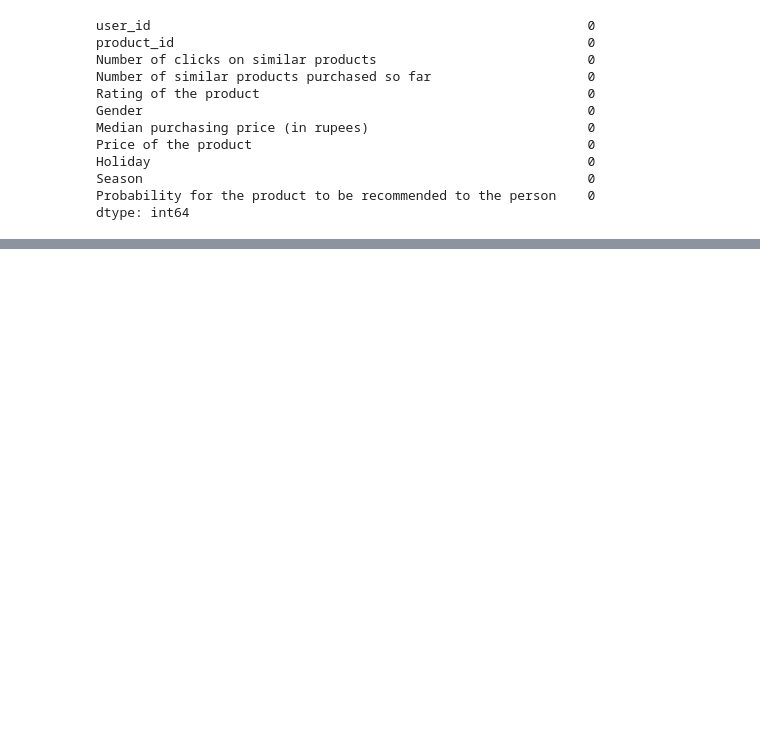
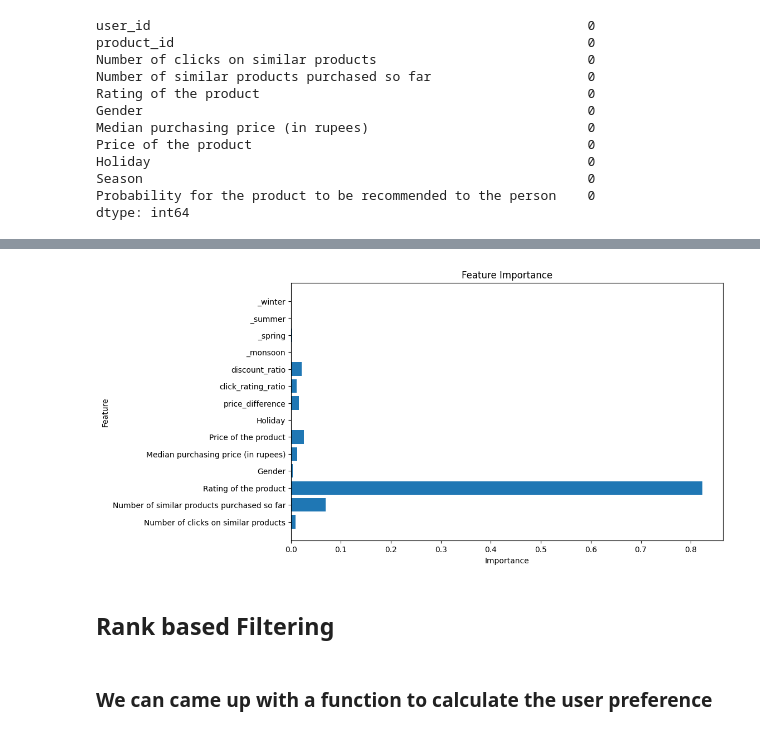
Before and after one commit to ojshav/Recommendation-System, a Jupyter notebook: Ecomerce Product Recommendation.ipynb, the cells around one changed output, grey strips where cells are left out. Drawn from its saved outputs; the diff is of its cells as text; code cells hidden in the pictures; blank space fills up the shorter version.

```diff
--- a/Ecomerce Product Recommendation.ipynb
+++ b/Ecomerce Product Recommendation.ipynb
@@ -139,0 +159,17 @@ plt.show()
+# %%
+# Split data into training and testing sets
+from sklearn.model_selection import train_test_split
+X_train, X_test, y_train, y_test = train_test_split(X, y, test_size=0.2, random_state=42)
+# %%
+from sklearn.ensemble import RandomForestRegressor
+from sklearn.pipeline import Pipeline
+from sklearn.preprocessing import StandardScaler
+
+# Build the pipeline
+model_pipeline = Pipeline(steps=[
+    ("scaler", StandardScaler()),  # Normalize the features
+    ("regressor", RandomForestRegressor(n_estimators=100, random_state=42))
+])
+
+# Train the model
+model_pipeline.fit(X_train, y_train)
@@ -140 +215,19 @@ plt.show()
+# %%
+import matplotlib.pyplot as plt
+
+# Get feature importances
+feature_importances = model_pipeline.named_steps["regressor"].feature_importances_
+features = X.columns
+
+# Plot feature importance
+plt.figure(figsize=(10, 6))
+plt.barh(features, feature_importances)
+plt.xlabel("Importance")
+plt.ylabel("Feature")
+plt.title("Feature Importance")
+plt.show()
+# %% [output]
+[figure, added]
+# %% [markdown]
+## Rank based Filtering
 # %%
@@ -155,3 +247,5 @@ def rank_based_filtering(new_user_preferences, df):
+# %% [markdown]
+### We can came up with a function to calculate the user preference
 # %%
 new_user_preferences = {
     'click_weight': 0.4,
```
Also changed, not shown: parts of 29 cells of this notebook.
